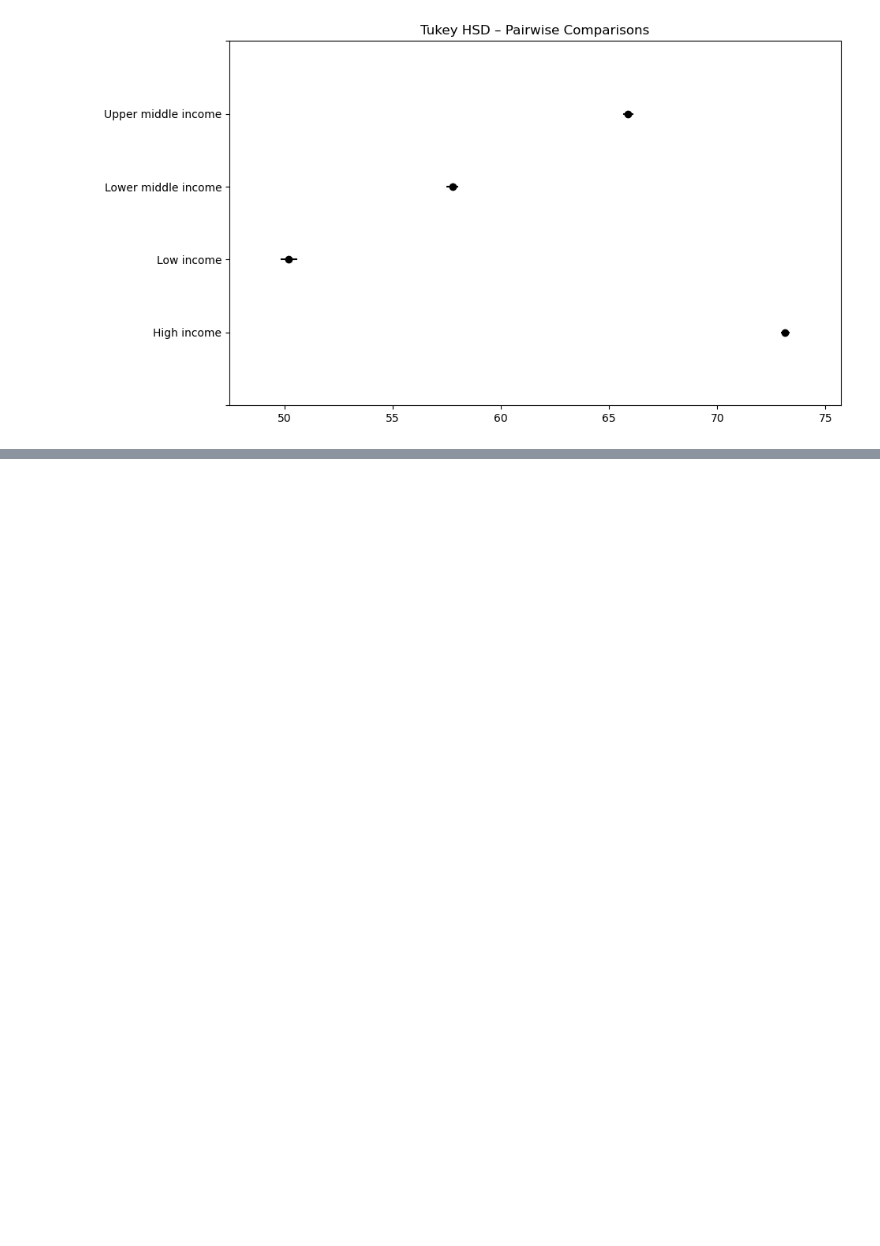
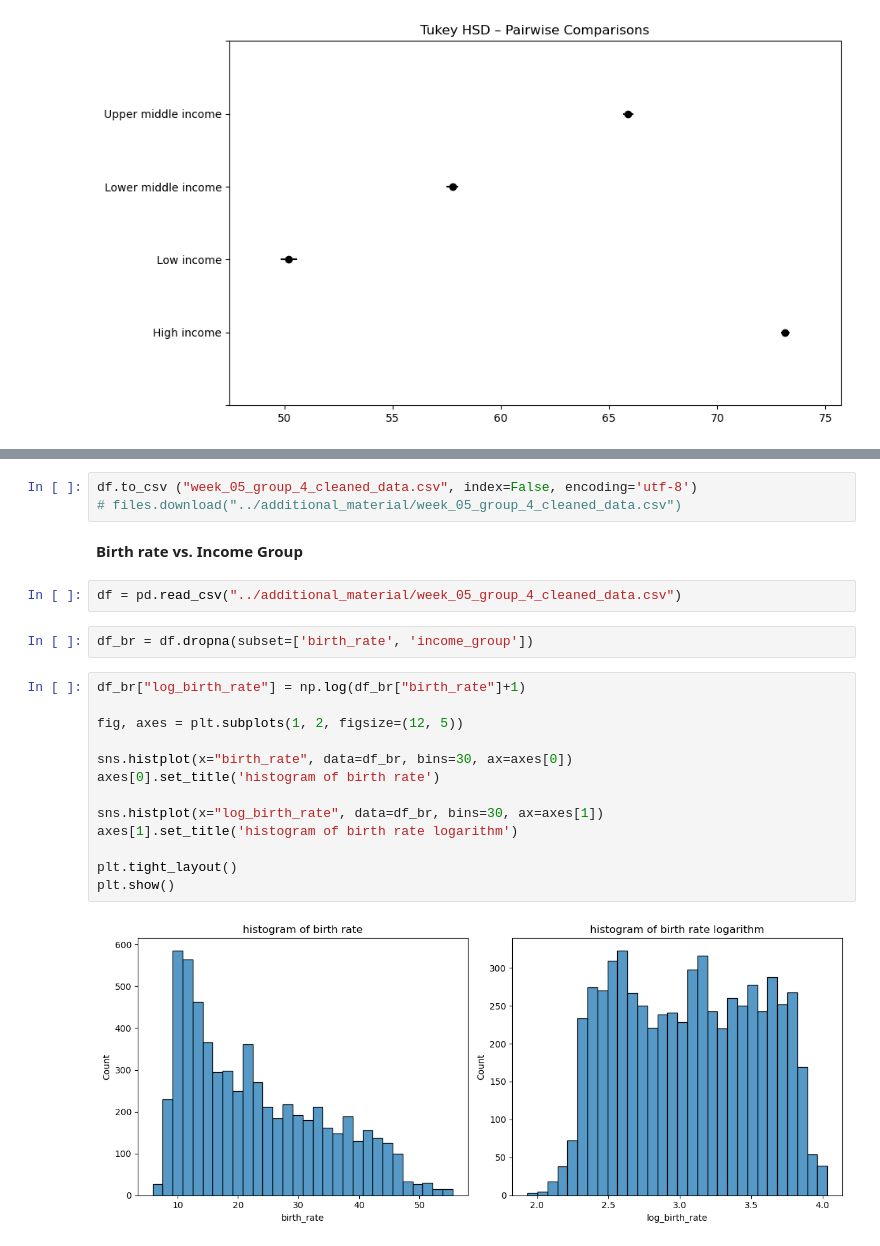
Before and after one commit to Avonik/ASDA_2025_newGroup_4_Portfolio, a Jupyter notebook: notebooks/week_05_group_4_notebook.ipynb, the cells around one changed output, grey strips where cells are left out. Cells and saved outputs as stored; diff of their text form; blank space fills up the shorter version.

```diff
--- a/notebooks/week_05_group_4_notebook.ipynb
+++ b/notebooks/week_05_group_4_notebook.ipynb
@@ -521,0 +575,24 @@ plt.show()
+# %%
+df.to_csv ("week_05_group_4_cleaned_data.csv", index=False, encoding='utf-8')
+# files.download("../additional_material/week_05_group_4_cleaned_data.csv")
+# %% [markdown]
+**Birth rate vs. Income Group**
+# %%
+df = pd.read_csv("../additional_material/week_05_group_4_cleaned_data.csv")
+# %%
+df_br = df.dropna(subset=['birth_rate', 'income_group'])
+# %%
+df_br["log_birth_rate"] = np.log(df_br["birth_rate"]+1)
+
+fig, axes = plt.subplots(1, 2, figsize=(12, 5))
+
+sns.histplot(x="birth_rate", data=df_br, bins=30, ax=axes[0])
+axes[0].set_title('histogram of birth rate')
+
+sns.histplot(x="log_birth_rate", data=df_br, bins=30, ax=axes[1])
+axes[1].set_title('histogram of birth rate logarithm')
+
+plt.tight_layout()
+plt.show()
+# %% [output]
+[figure, added]
```
Also changed, not shown: parts of 55 cells of this notebook, 1 other file.
